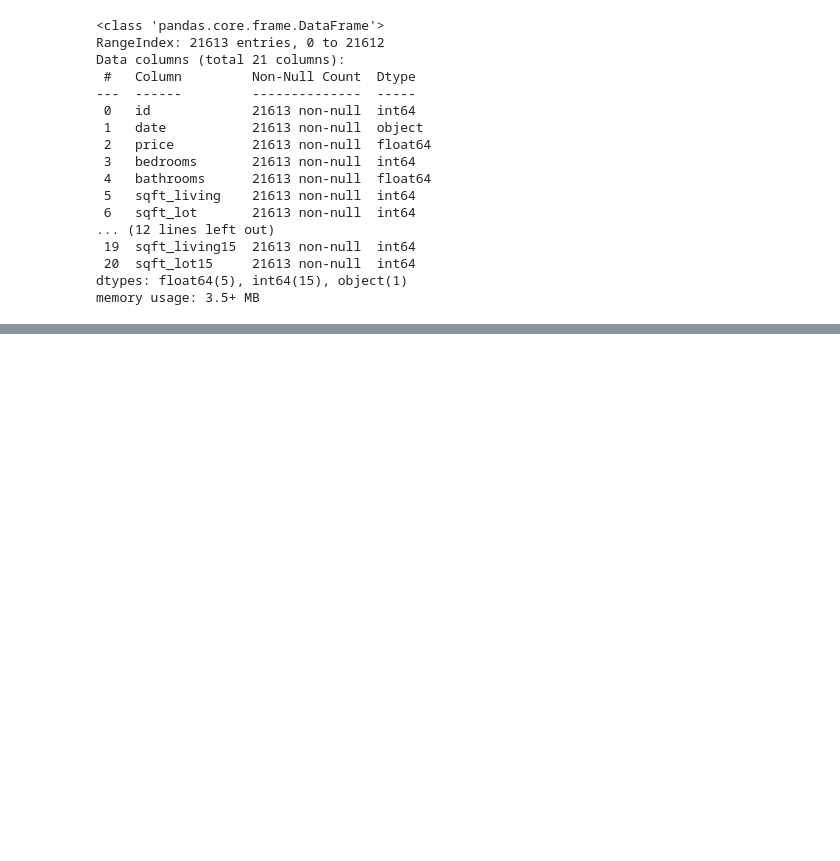
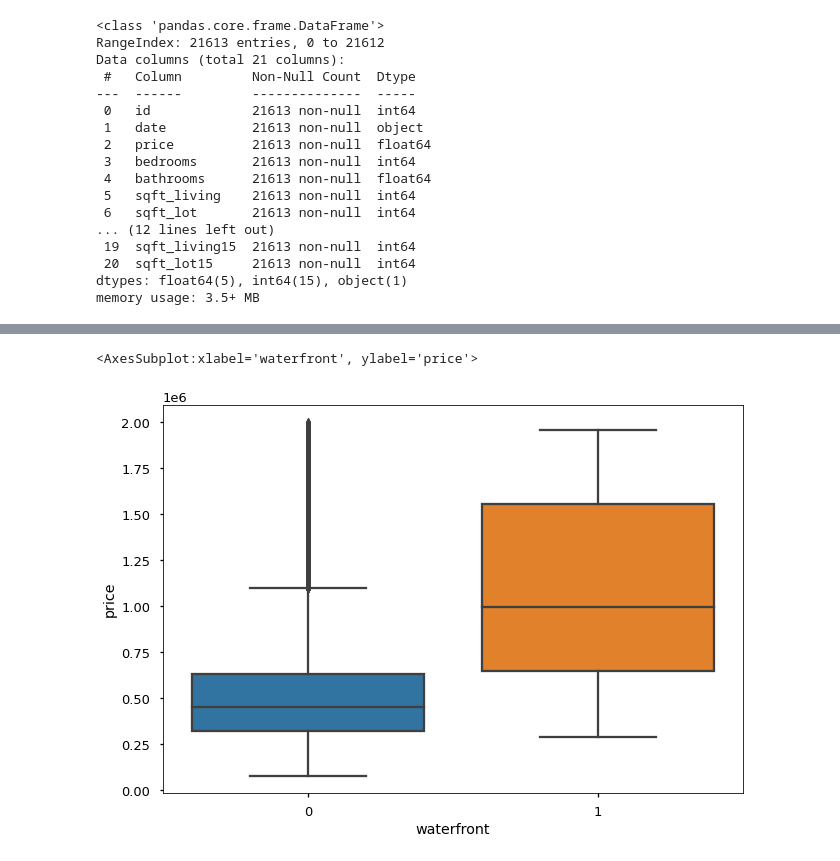
Before and after one commit to purvikansara/Sample_Regression, a Jupyter notebook: House Price Prediction.ipynb, the cells around one changed output, grey strips where cells are left out. Saved outputs shown, nothing was run; the diff lists cells and outputs as text; code cells hidden in the pictures; blank space fills up the shorter version.

```diff
--- a/House Price Prediction.ipynb
+++ b/House Price Prediction.ipynb
@@ -59,0 +110,2 @@ memory usage: 3.5+ MB
+# %%
+df = df.set_index('id')
@@ -59,0 +160,3 @@ memory usage: 3.5+ MB
+# %%
+# Converting date(object) format  to date format
+df['date'] = pd.to_datetime(df['date'])
@@ -59,0 +183,4 @@ memory usage: 3.5+ MB
+# %%
+## FILTERING EXTREME VALUES FOR DEMONSTRATION PURPOSES
+df = df.loc[( df['bedrooms'] <8) & (df['price'] < 2_000_000) & df['bathrooms']>0]
+df
@@ -59,0 +225,5 @@ memory usage: 3.5+ MB
+# %%
+sns.boxplot(x="waterfront", y="price", data=df)
+# %% [output]
+<AxesSubplot:xlabel='waterfront', ylabel='price'>
+[figure, added]
```
Also changed, not shown: parts of 46 cells of this notebook.
